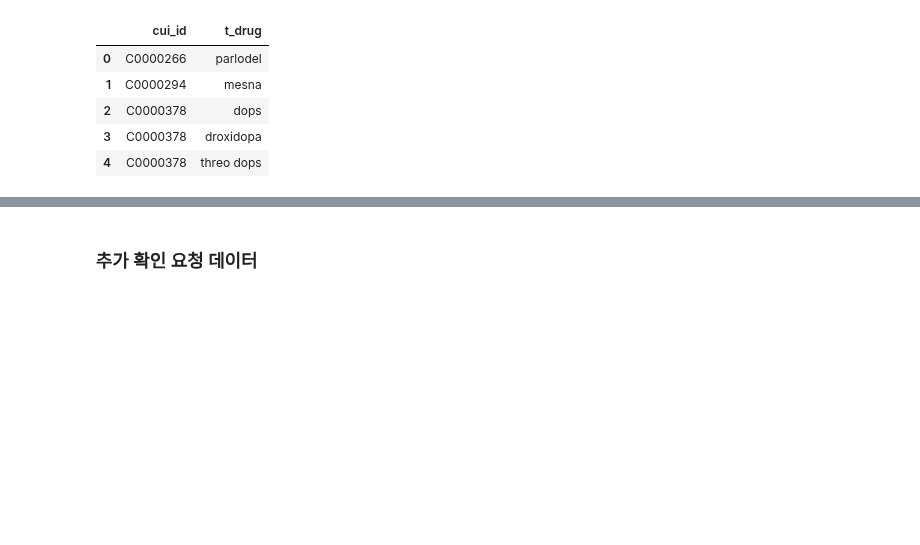
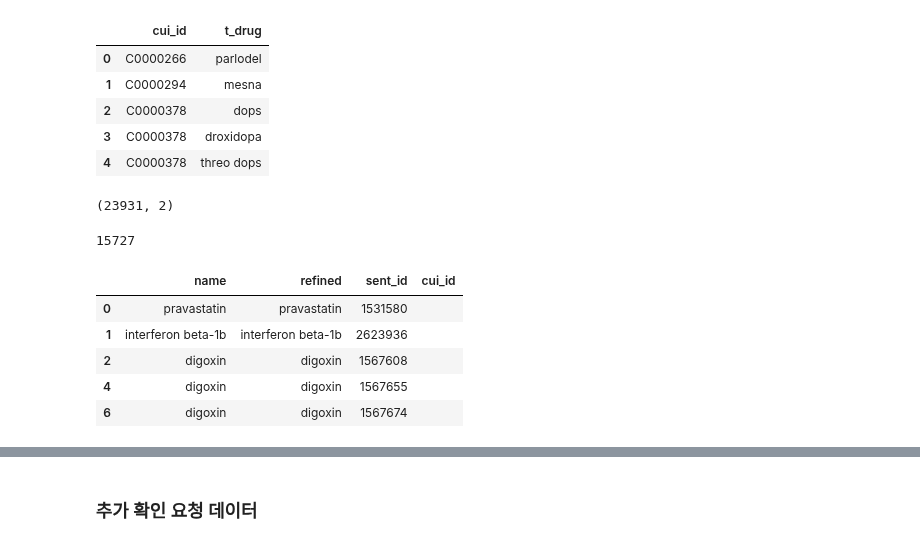
Before and after one commit to joyce04/NLP_N_Graph, a Jupyter notebook: preprocess_evaluate/drug_cleansing_all_rows.ipynb, the cells around one changed output, grey strips where cells are left out. Drawn from its saved outputs; the diff is of its cells as text; code cells hidden in the pictures; blank space fills up the shorter version.

```diff
--- a/preprocess_evaluate/drug_cleansing_all_rows.ipynb
+++ b/preprocess_evaluate/drug_cleansing_all_rows.ipynb
@@ -431,0 +431,18 @@ drugs['drug_id'] = durgs.refined.apply(lambda x: )
+# %%
+dictionary.shape
+# %% [output]
+(23931, 2)
+# %%
+len(dictionary.cui_id.unique())
+# %% [output]
+15727
+# %%
+drugs['cui_id'] = ''
+drugs.head()
+# %% [output]
+|  | name | refined | sent_id | cui_id |
+| 0 | pravastatin | pravastatin | 1531580 |  |
+| 1 | interferon beta-1b | interferon beta-1b | 2623936 |  |
+| 2 | digoxin | digoxin | 1567608 |  |
+| 4 | digoxin | digoxin | 1567655 |  |
+| 6 | digoxin | digoxin | 1567674 |  |
```
Also changed, not shown: parts of 19 cells of this notebook.
